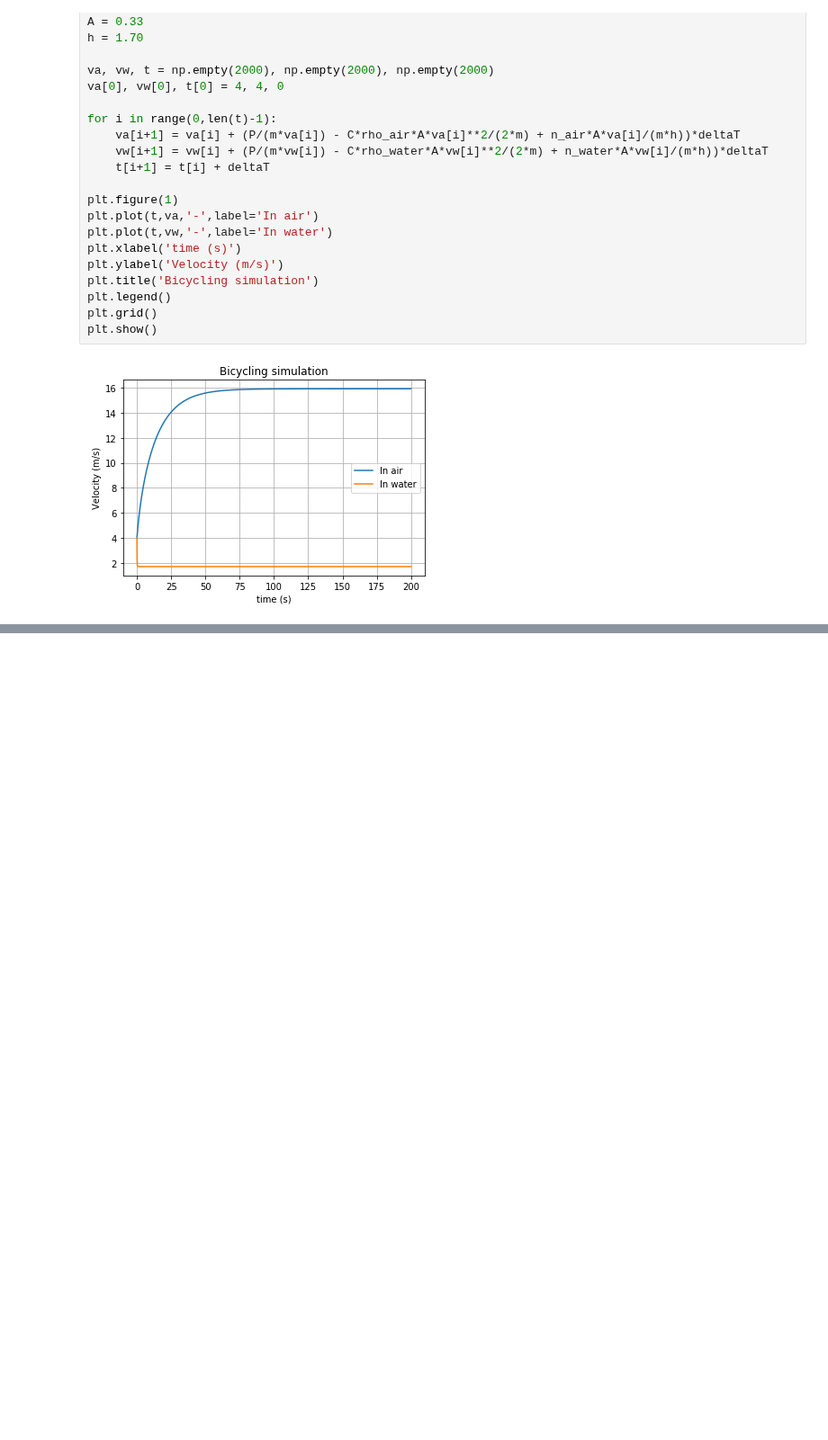
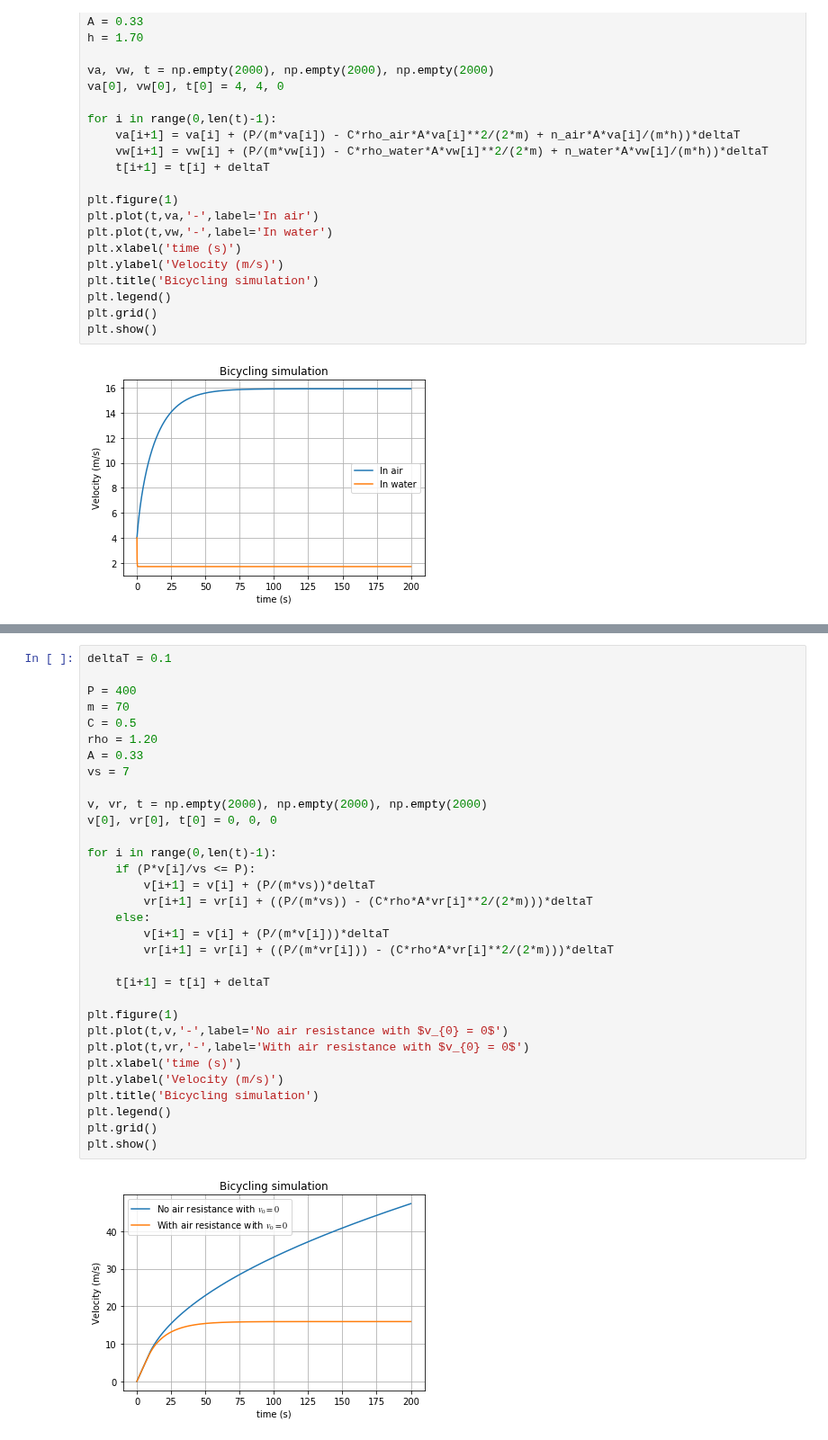
Before and after one commit to ignaciop/python_varios, a Jupyter notebook: nakanishi-giordano-cap2.ipynb, the cells around one changed output, grey strips where cells are left out. Shown at 90% size. Drawn from its saved outputs; the diff is of its cells as text; blank space fills up the shorter version.

```diff
--- a/nakanishi-giordano-cap2.ipynb
+++ b/nakanishi-giordano-cap2.ipynb
@@ -82,0 +141,34 @@ plt.show()
+# %%
+deltaT = 0.1
+
+P = 400
+m = 70
+C = 0.5
+rho = 1.20
+A = 0.33
+vs = 7
+
+v, vr, t = np.empty(2000), np.empty(2000), np.empty(2000)
+v[0], vr[0], t[0] = 0, 0, 0
+
+for i in range(0,len(t)-1):
+    if (P*v[i]/vs <= P):
+        v[i+1] = v[i] + (P/(m*vs))*deltaT
+        vr[i+1] = vr[i] + ((P/(m*vs)) - (C*rho*A*vr[i]**2/(2*m)))*deltaT
+    else:
+        v[i+1] = v[i] + (P/(m*v[i]))*deltaT
+        vr[i+1] = vr[i] + ((P/(m*vr[i])) - (C*rho*A*vr[i]**2/(2*m)))*deltaT
+
+    t[i+1] = t[i] + deltaT
+
+plt.figure(1)
+plt.plot(t,v,'-',label='No air resistance with $v_{0} = 0$')
+plt.plot(t,vr,'-',label='With air resistance with $v_{0} = 0$')
+plt.xlabel('time (s)')
+plt.ylabel('Velocity (m/s)')
+plt.title('Bicycling simulation')
+plt.legend()
+plt.grid()
+plt.show()
+# %% [output]
+[figure, added]
```
Also changed, not shown: parts of 7 cells of this notebook.
